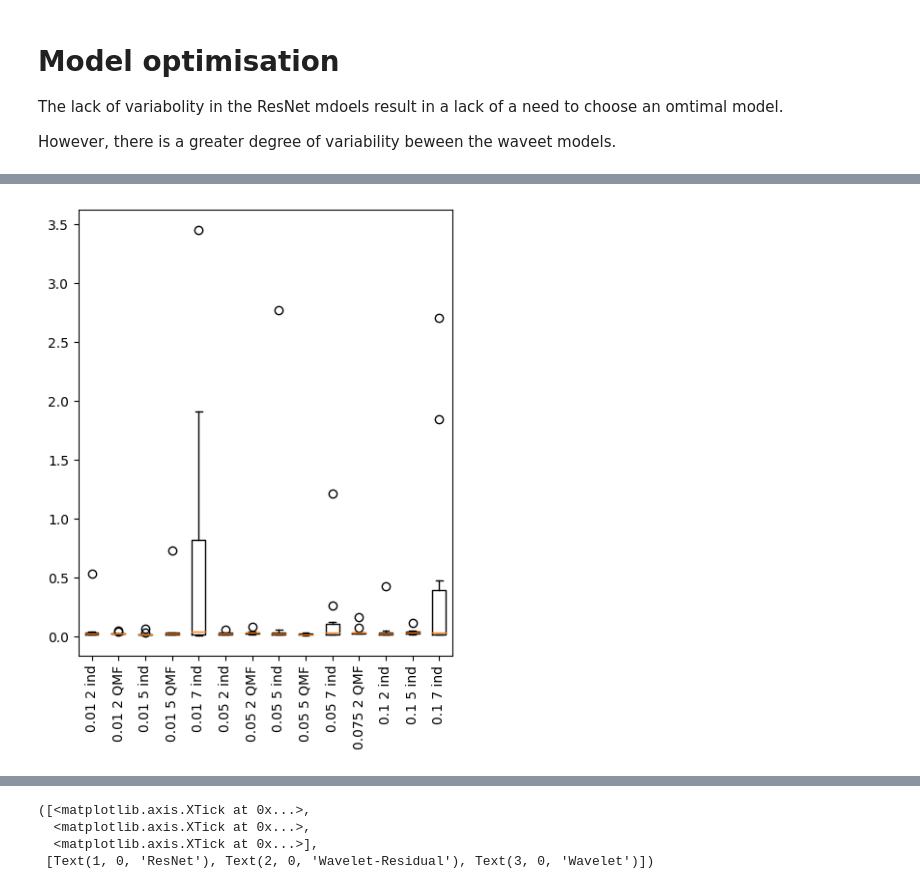
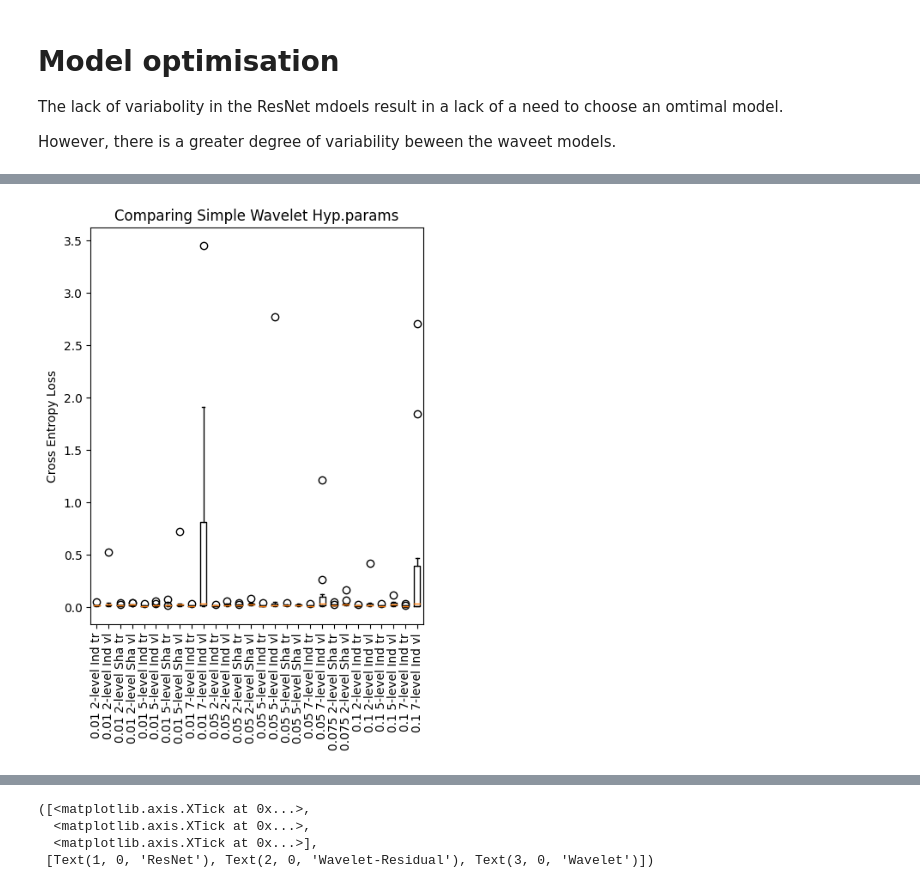
Before and after one commit to andrew-nash/fyp, a Jupyter notebook: empirical_experiments.ipynb, the cells around one changed output, grey strips where cells are left out. Drawn from its saved outputs; the diff is of its cells as text; code cells hidden in the pictures.

Commit message:
refinements of experimental results

```diff
--- a/empirical_experiments.ipynb
+++ b/empirical_experiments.ipynb
@@ -30,7 +30,7 @@ hyps = {}
 labels = {}
 
 for name in key_indications:
-    models =[x for x in allmodels if experiment_completed(x) and name in x]
+    models =[x for x in allmodels if experiment_completed(x) and name in x and 'kernel' not in name]
 
     hyp = hypothesis_tests.HypothesisTest(models[0])
     mod_names=[models[0] for _ in range(len(hyp.get_val_loss()))]
@@ -130,19 +121,0 @@ plt.show()
-# %%
-x="Trainable Wavelet"
-plt.scatter(range(len(hyps[x].get_val_loss())),hyps[x].get_val_loss())
-colmap = {
-    "2-level 0.01" : "orange",
-    "2-level 0.1" : "brown",
-    "5-level 0.1" : "darkgreen",
-    "7-level 0.1" : "navy",
-    "2-level 0.05" : "red",
-    "5-level 0.01" : "green",
-    "7-level 0.01" : "black",
-    "5-level 0.05" : "grey",
-    "7-level 0.05" : "purple",
-    "2-level 0.075" : "yellow",
-}
-for i in range(len(hyps[x].get_val_loss())):
-    lab = labels[x][i].split()
-    lab = lab[4]+' '+lab[3]
-    plt.annotate(lab, (i, hyps[x].get_val_loss()[i]), color=colmap[lab])
@@ -151,25 +122,25 @@ for i in range(len(hyps[x].get_val_loss())):
-# %%
-x="Trainable Wavelet"
-plt.scatter(hyps[x].get_r_peak_loss(),hyps[x].get_non_r_peak_loss())
-plt.xlabel("R Peak Loss")
-plt.ylabel("Off R Peak Loss")
-for i in range(len(hyps[x].get_val_loss())):
-    plt.annotate(' '.join(mod_names[i].split()[3:5]), (i, hyps[x].get_val_loss()[i]))
 # %%
 x="Trainable Wavelet"
 boxes = []
 names = []
 mapping = {}
 for i in range(len(hyps[x].get_val_loss())):
     lab = labels[x][i]
     if lab not in mapping:
         mapping[lab] = len(boxes)
         boxes.append([])
-        names.append(lab[13:-18].replace("Independent", "ind").replace("Shared QMF", "QMF").replace("-level", ""))
-    boxes[mapping[lab]].append(hyps[x].get_val_loss()[i])
+        boxes.append([])
+        exp_name = lab.split()
+        exp_name = ' '.join(exp_name[3:5])+' '+exp_name[5][:3]
+        names.append(exp_name+ " tr")
+        names.append(exp_name+" vl")
+    boxes[mapping[lab]].append(hyps[x].get_train_loss()[i])
+    boxes[mapping[lab]+1].append(hyps[x].get_val_loss()[i])
 plt.figure(figsize=(5,6))
 plt.boxplot(boxes)
+plt.title("Comparing Simple Wavelet Hyp.params")
+plt.ylabel("Cross Entropy Loss")
 plt.xticks(range(1,len(names)+1),names, rotation="vertical")
 plt.show()
 # %% [output]
-[figure, old version]
+[figure, new version]
```
Also changed, not shown: parts of 28 cells of this notebook, 7 other files.
